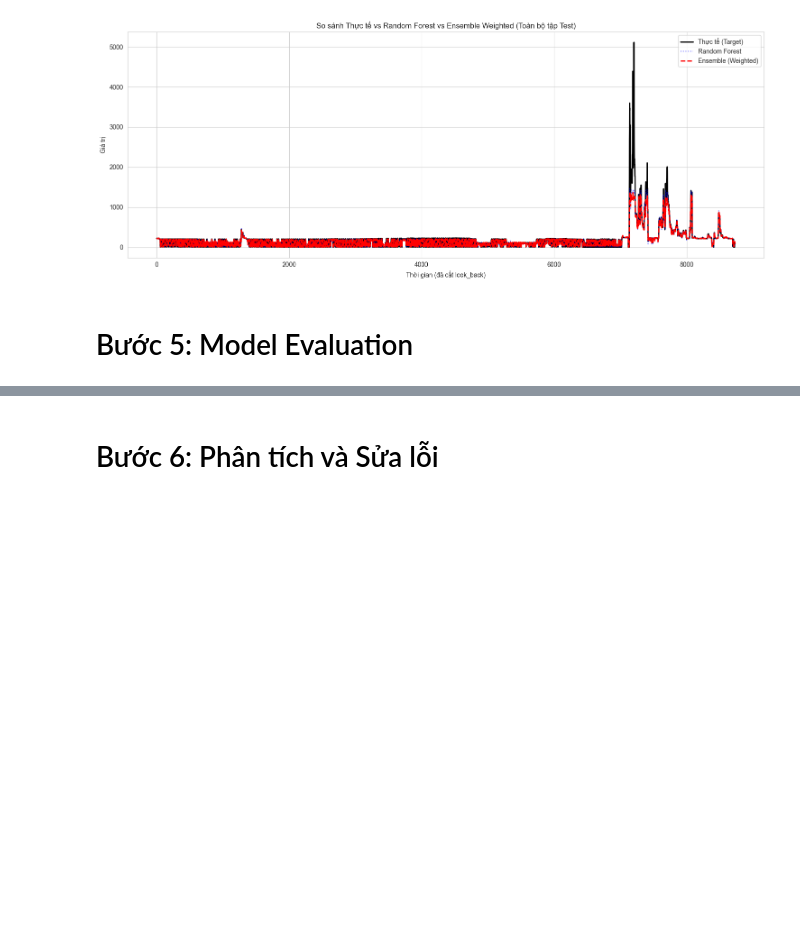
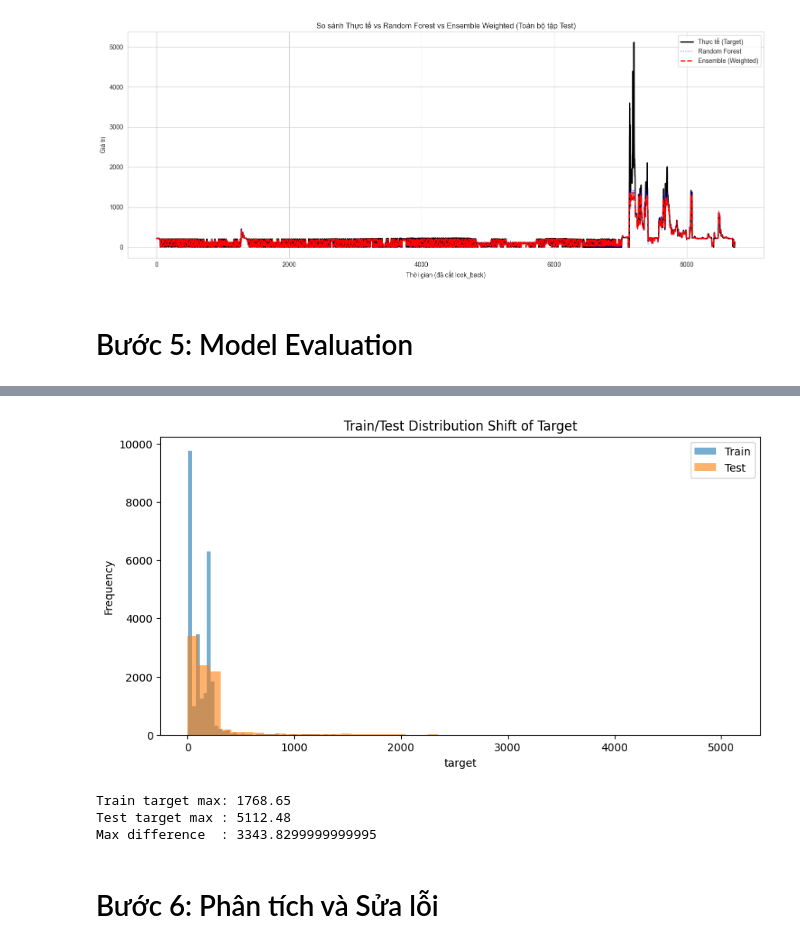
Before and after one commit to HongHanh-atUIT/DS108_RESERVOIR_OUTPUT_PREDICTION, a Jupyter notebook: main.ipynb, the cells around one changed output, grey strips where cells are left out. Cells and saved outputs as stored; diff of their text form; code cells hidden in the pictures; blank space fills up the shorter version.

```diff
--- a/main.ipynb
+++ b/main.ipynb
@@ -1448,3 +1789,24 @@ plot_actual_vs_predicted(
+# %%
+# ── Target Distribution Shift Visualization ───────────────────
+plt.figure(figsize=(10, 5))
+
+plt.hist(train_df["target"].dropna(), bins=50, alpha=0.6, label="Train")
+plt.hist(test_df["target"].dropna(), bins=50, alpha=0.6, label="Test")
+
+plt.title("Train/Test Distribution Shift of Target")
+plt.xlabel("target")
+plt.ylabel("Frequency")
+plt.legend()
+plt.show()
+
+print("Train target max:", train_df["target"].max())
+print("Test target max :", test_df["target"].max())
+print("Max difference  :", test_df["target"].max() - train_df["target"].max())
+# %% [output]
+[figure, added]
+Train target max: 1768.65
+Test target max : 5112.48
+Max difference  : 3343.8299999999995
 # %% [markdown]
 # Bước 6: Phân tích và Sửa lỗi
 # %% [markdown]
```
Also changed, not shown: parts of 14 cells of this notebook, 3 other files.
